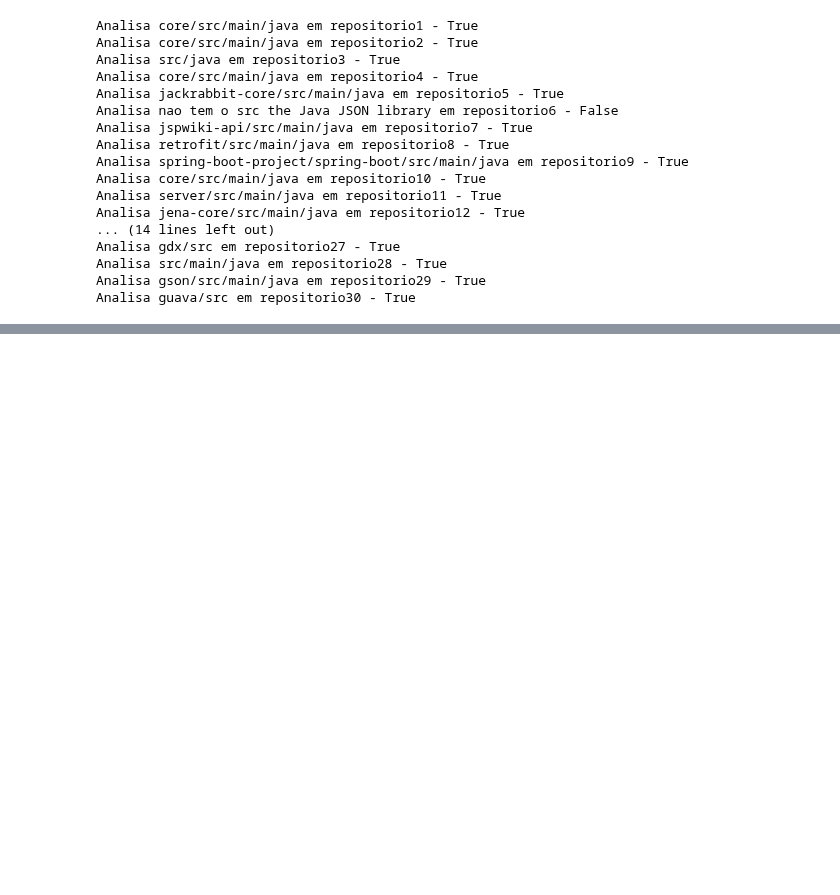
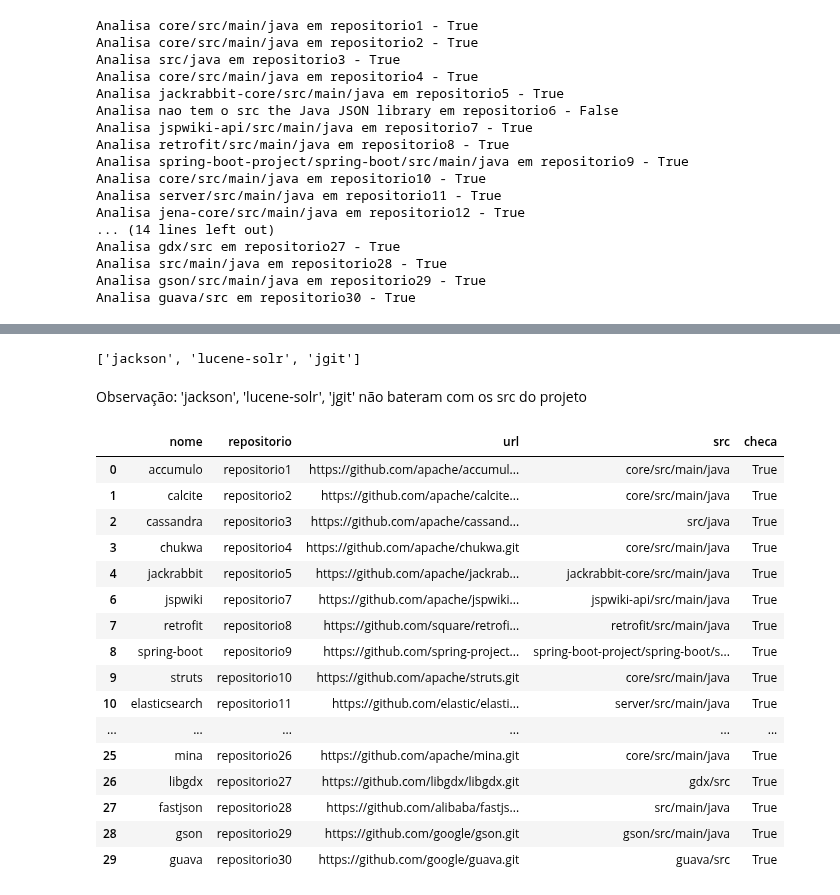
Before and after one commit to armandossrecife/piloto, a Jupyter notebook: analyse30repo.ipynb, the cells around one changed output, grey strips where cells are left out. Cells and saved outputs as stored; diff of their text form; code cells hidden in the pictures; blank space fills up the shorter version.

```diff
--- a/analyse30repo.ipynb
+++ b/analyse30repo.ipynb
@@ -286,0 +358,28 @@ df_checa_repositorios
+# %%
+lista_repositorios_src_invalido = df_checa_repositorios.query('checa==False')['nome'].tolist()
+lista_repositorios_src_invalido
+# %% [output]
+['jackson', 'lucene-solr', 'jgit']
+# %% [markdown]
+Observação: 'jackson', 'lucene-solr', 'jgit' não bateram com os src do projeto
+# %%
+df_repositorios_validos = df_checa_repositorios.query('checa==True')
+df_repositorios_validos
+# %% [output]
+|  | nome | repositorio | url | src | checa |
+| 0 | accumulo | repositorio1 | https://github.com/apache/accumul... | core/src/main/java | True |
+| 1 | calcite | repositorio2 | https://github.com/apache/calcite... | core/src/main/java | True |
+| 2 | cassandra | repositorio3 | https://github.com/apache/cassand... | src/java | True |
+| 3 | chukwa | repositorio4 | https://github.com/apache/chukwa.git | core/src/main/java | True |
+| 4 | jackrabbit | repositorio5 | https://github.com/apache/jackrab... | jackrabbit-core/src/main/java | True |
+| 6 | jspwiki | repositorio7 | https://github.com/apache/jspwiki... | jspwiki-api/src/main/java | True |
+| 7 | retrofit | repositorio8 | https://github.com/square/retrofi... | retrofit/src/main/java | True |
+| 8 | spring-boot | repositorio9 | https://github.com/spring-project... | spring-boot-project/spring-boot/s... | True |
+| 9 | struts | repositorio10 | https://github.com/apache/struts.git | core/src/main/java | True |
+| 10 | elasticsearch | repositorio11 | https://github.com/elastic/elasti... | server/src/main/java | True |
+| ... | ... | ... | ... | ... | ... |
+| 25 | mina | repositorio26 | https://github.com/apache/mina.git | core/src/main/java | True |
+| 26 | libgdx | repositorio27 | https://github.com/libgdx/libgdx.git | gdx/src | True |
+| 27 | fastjson | repositorio28 | https://github.com/alibaba/fastjs... | src/main/java | True |
+| 28 | gson | repositorio29 | https://github.com/google/gson.git | gson/src/main/java | True |
+| 29 | guava | repositorio30 | https://github.com/google/guava.git | guava/src | True |
```
Also changed, not shown: parts of 25 cells of this notebook.
